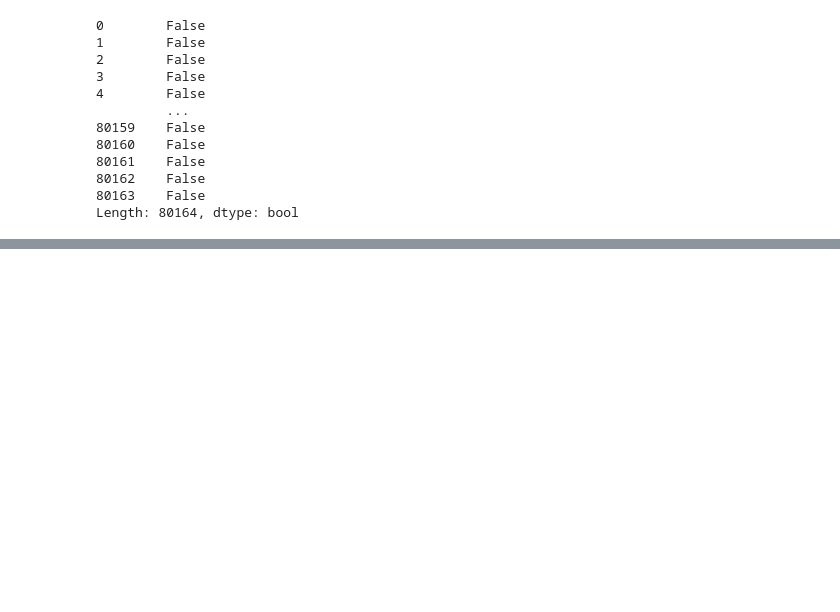
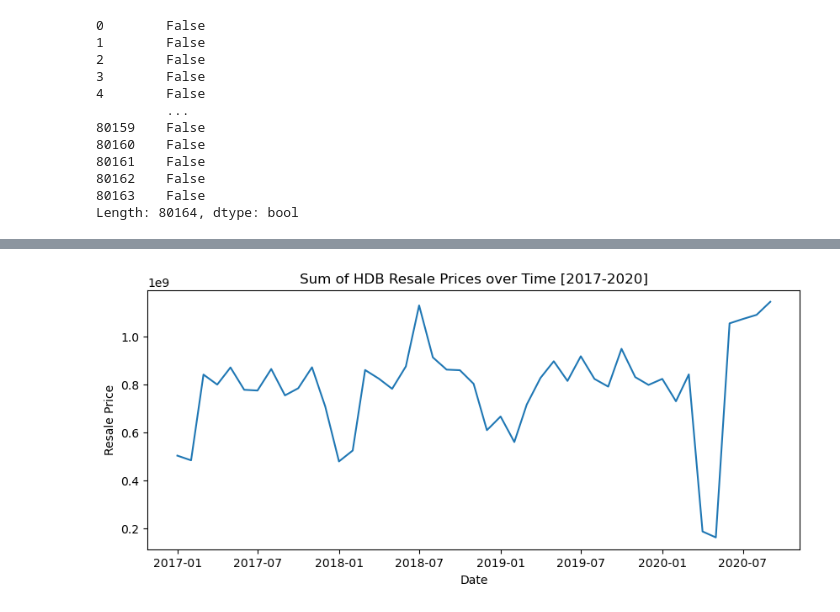
Before and after one commit to sura1128/hdb_resale_analytics, a Jupyter notebook: hdb_resales.ipynb, the cells around one changed output, grey strips where cells are left out. Cells and saved outputs as stored; diff of their text form; code cells hidden in the pictures; blank space fills up the shorter version.

Commit message:
Adding visualization for total resales over time.

```diff
--- a/hdb_resales.ipynb
+++ b/hdb_resales.ipynb
@@ -135,0 +149,4 @@ df.head()
+# %%
+# the volume of sales can be tabulated using the sum of sales over the years
+sum_table = pd.pivot_table(df, values='resale_price', index=['month'], aggfunc="sum")
+sum_table.head()
@@ -135,0 +161,13 @@ df.head()
+# %%
+sum_dates = sum_table.index
+sum_resale_prices = sum_table['resale_price']
+
+plt.figure(figsize=(10,4))
+plt.xlabel('Date')
+plt.ylabel('Resale Price')
+plt.title('Sum of HDB Resale Prices over Time [2017-2020]')
+
+plt.plot(sum_dates, sum_resale_prices)
+plt.show()
+# %% [output]
+[figure, added]
```
Also changed, not shown: parts of 10 cells of this notebook.
